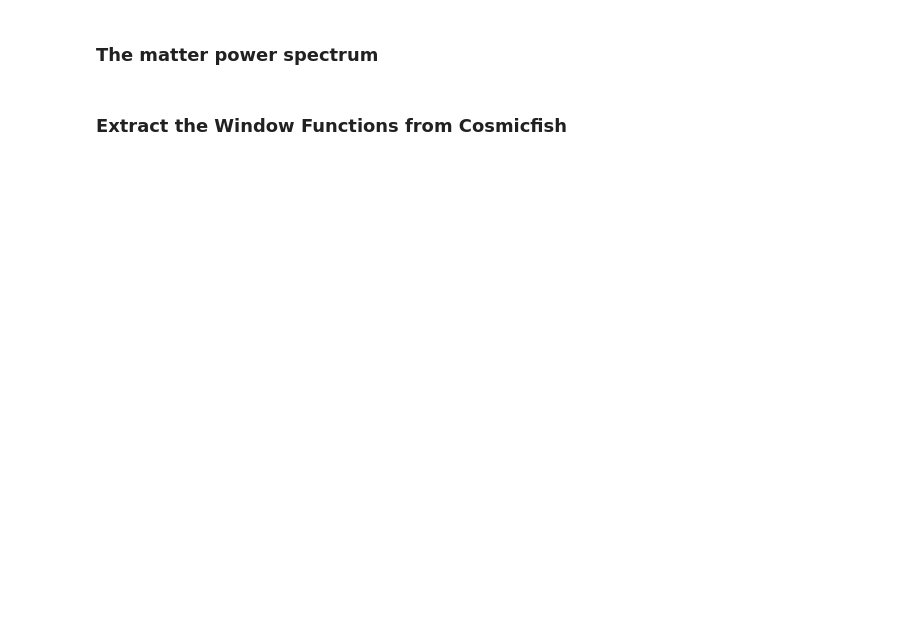
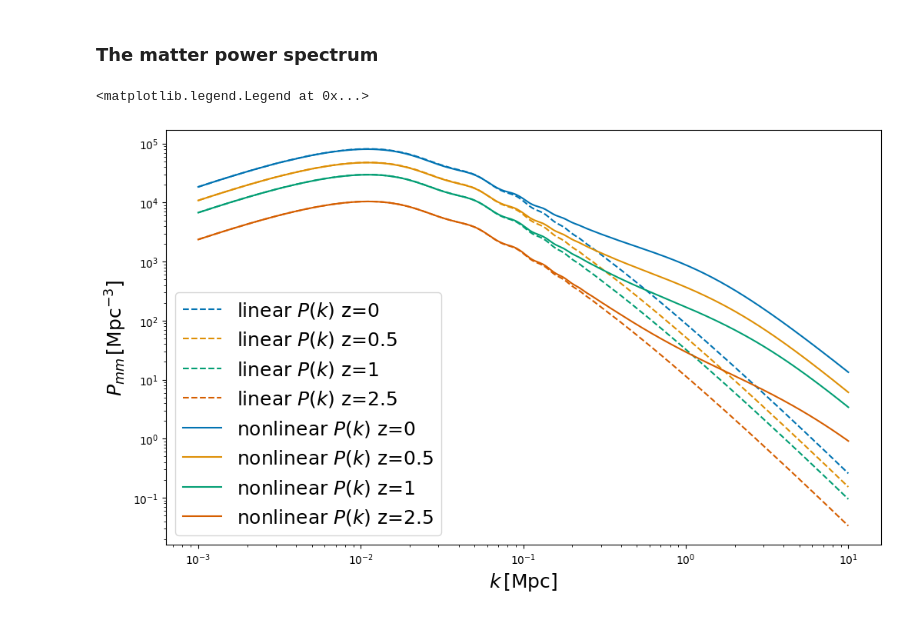
Before and after one commit to santiagocasas/cosmicfishpie, a Jupyter notebook: notebooks/Cosmology-Calculator.ipynb, the cells around one changed output. Saved outputs shown, nothing was run; the diff lists cells and outputs as text; code cells hidden in the pictures; blank space fills up the shorter version.

```diff
--- a/notebooks/Cosmology-Calculator.ipynb
+++ b/notebooks/Cosmology-Calculator.ipynb
@@ -97,11 +52,13 @@ observables = ['GCph', 'WL']
 # %% [markdown]
 ### Pass options and settings to cosmicfish
 # %%
-cosmoFM_A = cosmicfish.FisherMatrix(fiducialpars=fiducial,
-                                        options=options,
-                                        observables=observables,
-                                        cosmoModel=options['cosmo_model'],
-                                        surveyName=options['survey_name'])
+cosmoFM_A = cosmicfish.FisherMatrix(
+    fiducialpars=fiducial,
+    options=options,
+    observables=observables,
+    cosmoModel=options["cosmo_model"],
+    surveyName=options["survey_name"],
+)
 # %% [output]
 **************************************************************
    _____               _     _____     __
@@ -152 +82,3 @@ cosmofuncs = photo_Cls.cosmo  ## Access the cosmo attribute of the photometric o
+# %%
+cosmofuncs = cosmoFM_A.fiducialcosmo
 # %%
@@ -187,18 +127,31 @@ axs[1,1].legend(loc='best',fontsize=20)
 # %% [markdown]
 ### The matter power spectrum
 # %%
-fig, axs = plt.subplots(1,1, figsize=(12,7))
-color=iter(snscolors)
+fig, axs = plt.subplots(1, 1, figsize=(12, 7))
+color = iter(snscolors)
 zplot = [0, 0.5, 1, 2.5]
 for zii in zplot:
-    c=next(color)
-    axs.loglog(kk, cosmofuncs.matpow(zii, kk, nonlinear=False), ls='--', c=c, label='linear $P(k)$ z=%s'%zii)
-axs.set_xlabel(r'$k \, [\mathrm{Mpc}]$', fontsize=18)
-axs.set_ylabel(r'$P_{mm} \, [\mathrm{Mpc}^{-3}]$', fontsize=18)
-color=iter(snscolors)
+    c = next(color)
+    axs.loglog(
+        kk,
+        cosmofuncs.matpow(zii, kk, nonlinear=False),
+        ls="--",
+        c=c,
+        label="linear $P(k)$ z=%s" % zii,
+    )
+axs.set_xlabel(r"$k \, [\mathrm{Mpc}]$", fontsize=18)
+axs.set_ylabel(r"$P_{mm} \, [\mathrm{Mpc}^{-3}]$", fontsize=18)
+color = iter(snscolors)
 for zii in zplot:
-    c=next(color)
-    axs.loglog(kk, cosmofuncs.matpow(zii, kk, nonlinear=True), ls='-', c=c, label='nonlinear $P(k)$ z=%s'%zii)
+    c = next(color)
+    axs.loglog(
+        kk,
+        cosmofuncs.matpow(zii, kk, nonlinear=True),
+        ls="-",
+        c=c,
+        label="nonlinear $P(k)$ z=%s" % zii,
+    )
 axs.legend(fontsize=18)
+# %% [output]
+<matplotlib.legend.Legend at 0x...>
+[figure, added]
-# %% [markdown]
-### Extract the Window Functions from Cosmicfish
```
Also changed, not shown: parts of 49 cells of this notebook, 3 other files.
